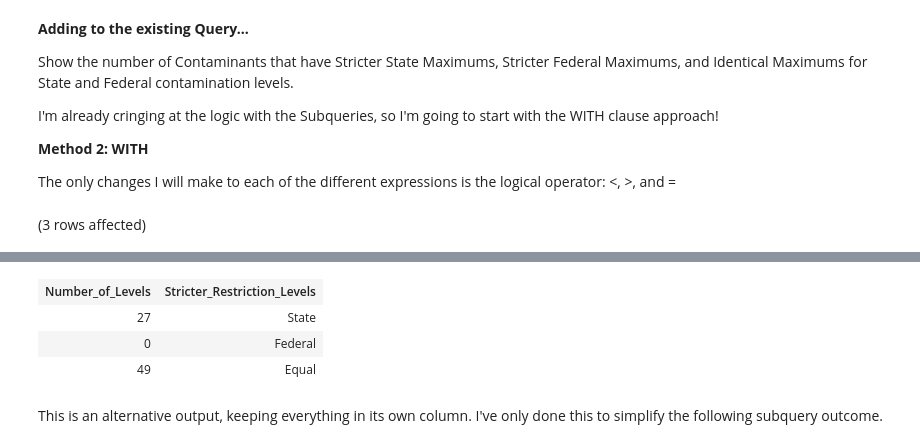
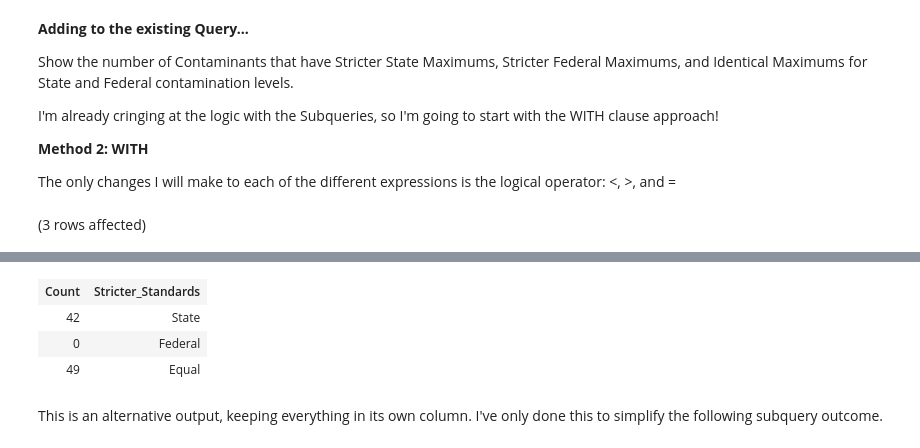
Before and after one commit to FreshOats/Water_Quality, a Jupyter notebook: WITH_CTE_instructions.ipynb, the cells around one changed output, grey strips where cells are left out. Saved outputs shown, nothing was run; the diff lists cells and outputs as text; code cells hidden in the pictures.

```diff
--- a/WITH_CTE_instructions.ipynb
+++ b/WITH_CTE_instructions.ipynb
@@ -138,25 +148,25 @@ WITH
 Stricter_State_Maximums AS (
     SELECT  contaminant,
             state_max_level,
-            federal_max_level
-    FROM dbo.state_regulations
-    WHERE federal_max_level > state_max_level
+            COALESCE(federal_max_level, state_max_level + 1) AS federal_max_coalesced
+    FROM    dbo.state_regulations
+    WHERE   COALESCE(federal_max_level, state_max_level + 1) > state_max_level
 ),
 Stricter_Federal_Maximums AS (
     SELECT  contaminant,
             state_max_level,
-            federal_max_level
-    FROM dbo.state_regulations
-    WHERE federal_max_level < state_max_level
+            COALESCE(federal_max_level, state_max_level + 1) AS federal_max_coalesced
+    FROM    dbo.state_regulations
+    WHERE   COALESCE(federal_max_level, state_max_level + 1) < state_max_level
 ),
 Same_State_Federal_Maximums AS (
     SELECT  contaminant,
             state_max_level,
-            federal_max_level
-    FROM dbo.state_regulations
-    WHERE federal_max_level = state_max_level
+            COALESCE(federal_max_level, state_max_level + 1) AS federal_max_coalesced
+    FROM    dbo.state_regulations
+    WHERE   COALESCE(federal_max_level, state_max_level + 1) = state_max_level
 )
-SELECT COUNT(contaminant) AS Number_of_Levels, 'State' AS Stricter_Restriction_Levels
+SELECT COUNT(contaminant) AS Count, 'State' AS Stricter_Standards
 FROM Stricter_State_Maximums
 UNION ALL
 SELECT COUNT(contaminant), 'Federal'
@@ -170,5 +180,5 @@ Total execution time: 00:00:00.008
-| Number_of_Levels | Stricter_Restriction_Levels |
-| 27 | State |
+| Count | Stricter_Standards |
+| 42 | State |
 | 0 | Federal |
 | 49 | Equal |
 # %% [markdown]
```
Also changed, not shown: parts of 25 cells of this notebook, 5 other files.
